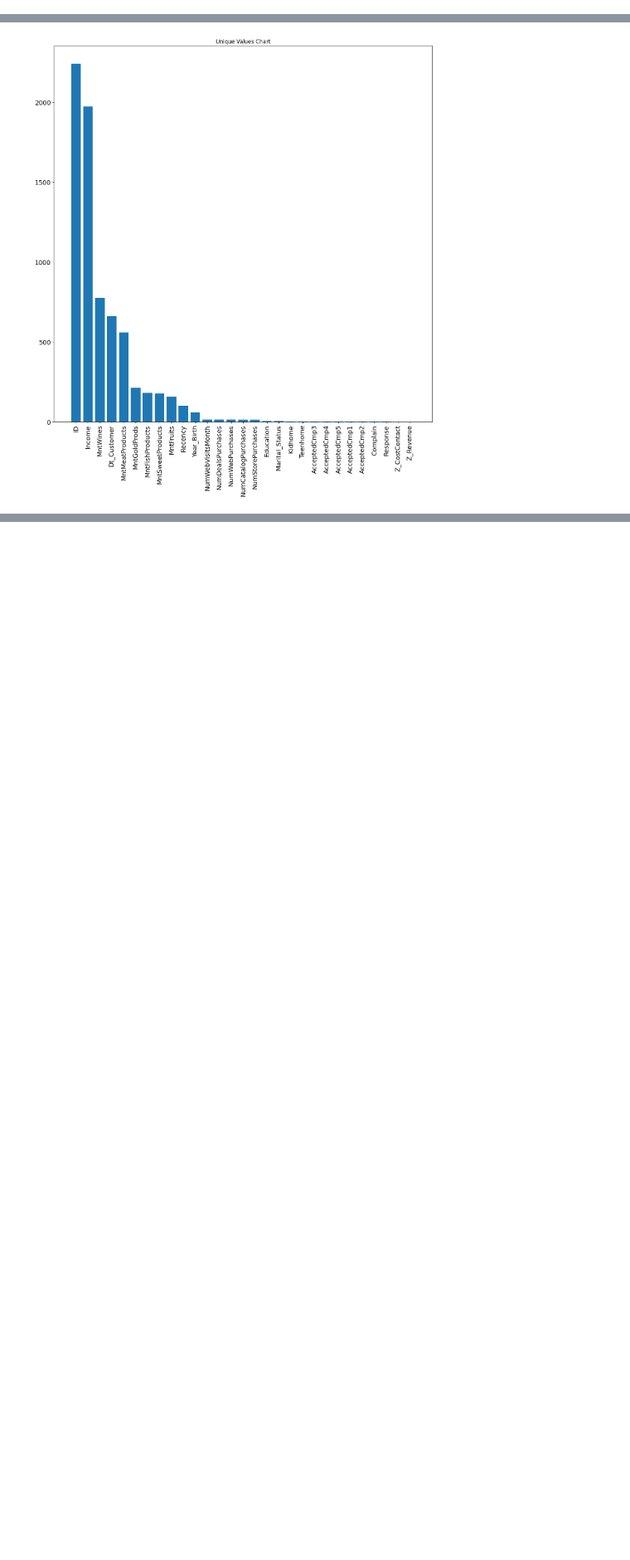
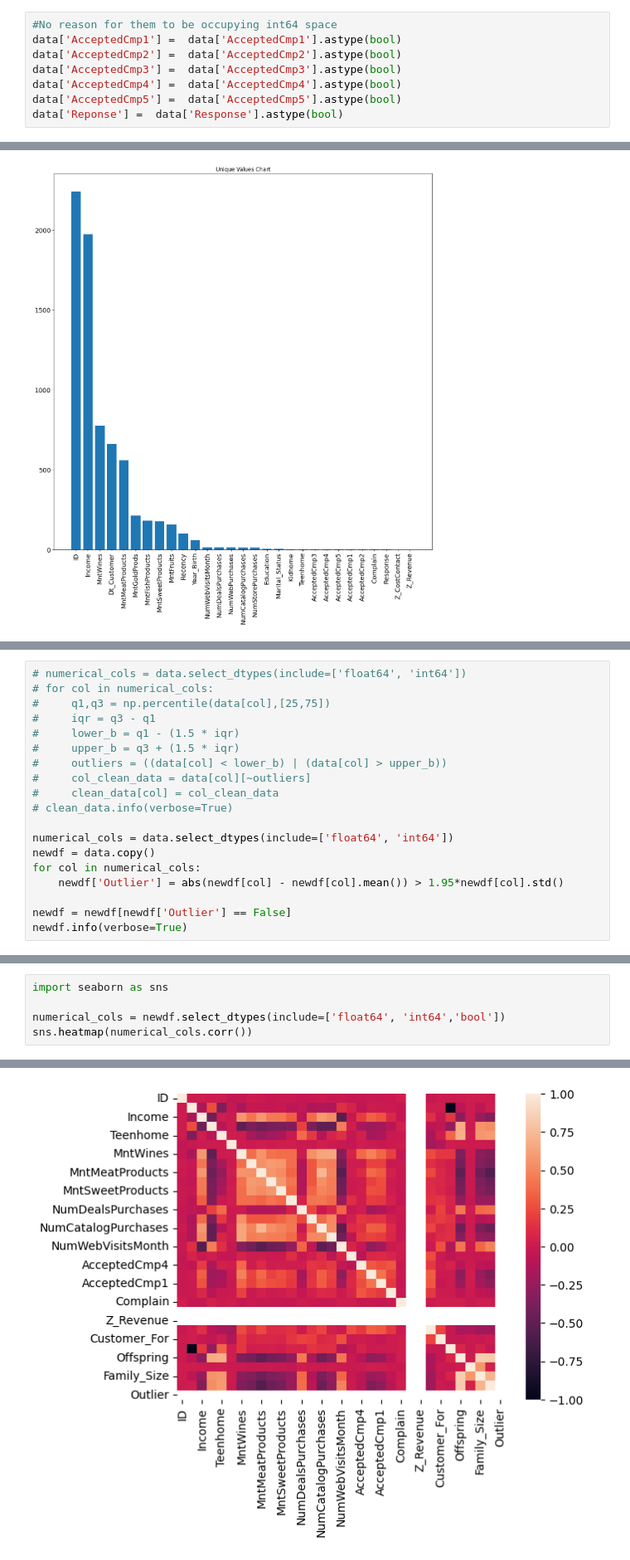
Before and after one commit to UpTheShipCreek/Data_Mining_Techniques_1, a Jupyter notebook: assingment1.ipynb, the cells around one changed output, grey strips where cells are left out. Shown at 83% size. Saved outputs shown, nothing was run; the diff lists cells and outputs as text; blank space fills up the shorter version.

```diff
--- a/assingment1.ipynb
+++ b/assingment1.ipynb
@@ -112,6 +102,14 @@ print(data['Dt_Customer'])
 2238   2014-01-24
 2239   2012-10-15
 Name: Dt_Customer, Length: 2240, dtype: datetime64[ns]
+# %%
+#No reason for them to be occupying int64 space
+data['AcceptedCmp1'] =  data['AcceptedCmp1'].astype(bool)
+data['AcceptedCmp2'] =  data['AcceptedCmp2'].astype(bool)
+data['AcceptedCmp3'] =  data['AcceptedCmp3'].astype(bool)
+data['AcceptedCmp4'] =  data['AcceptedCmp4'].astype(bool)
+data['AcceptedCmp5'] =  data['AcceptedCmp5'].astype(bool)
+data['Reponse'] =  data['Response'].astype(bool)
 # %% [markdown]
 ## 2.
 Εκτυπώστε τις μοναδικές τιμές στα κατηγορικά χαρακτηριστικά Marital_Status και
@@ -155,0 +206,19 @@ plt.show()
+# %%
+# numerical_cols = data.select_dtypes(include=['float64', 'int64'])
+# for col in numerical_cols:
+#     q1,q3 = np.percentile(data[col],[25,75])
+#     iqr = q3 - q1
+#     lower_b = q1 - (1.5 * iqr)
+#     upper_b = q3 + (1.5 * iqr)
+#     outliers = ((data[col] < lower_b) | (data[col] > upper_b))
+#     col_clean_data = data[col][~outliers]
+#     clean_data[col] = col_clean_data
+# clean_data.info(verbose=True)
+
+numerical_cols = data.select_dtypes(include=['float64', 'int64'])
+newdf = data.copy()
+for col in numerical_cols:
+    newdf['Outlier'] = abs(newdf[col] - newdf[col].mean()) > 1.95*newdf[col].std()
+
+newdf = newdf[newdf['Outlier'] == False]
+newdf.info(verbose=True)
@@ -155,0 +247,6 @@ plt.show()
+# %%
+import seaborn as sns
+
+numerical_cols = newdf.select_dtypes(include=['float64', 'int64','bool'])
+sns.heatmap(numerical_cols.corr())
+# %% [output]
@@ -155,0 +254 @@ plt.show()
+[figure, added]
```
Also changed, not shown: parts of 23 cells of this notebook.
